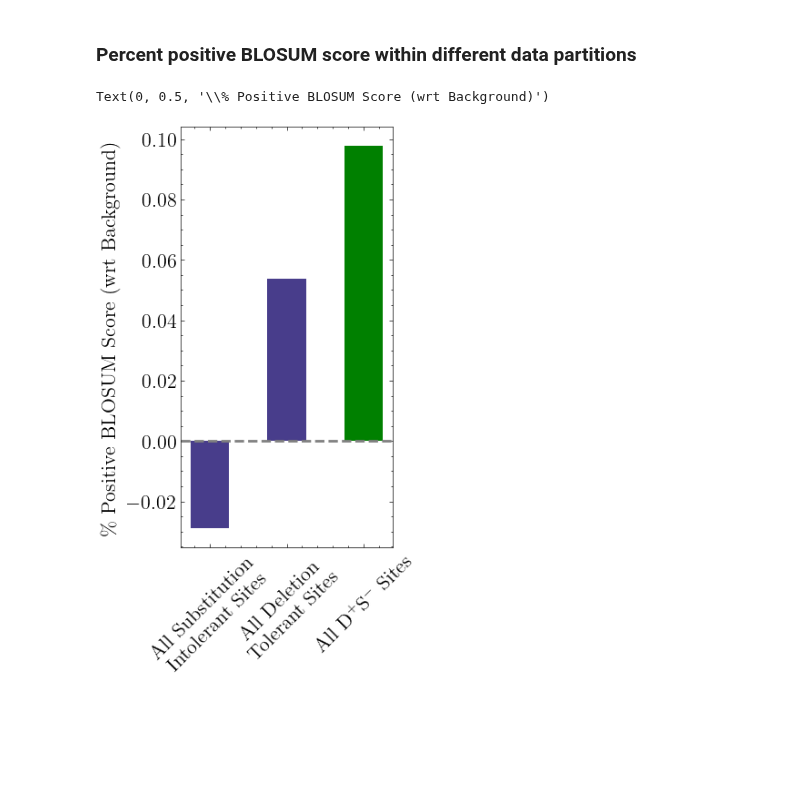
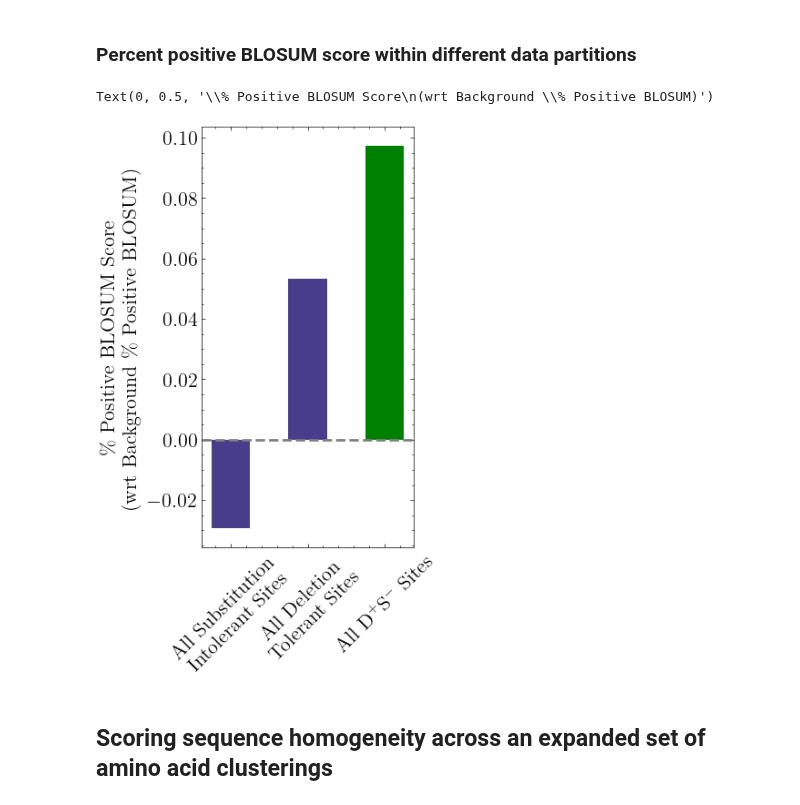
Before and after one commit to ntranoslab/diff-tol, a Jupyter notebook: code/fig4.ipynb, the cells around one changed output. Saved outputs shown, nothing was run; the diff lists cells and outputs as text; code cells hidden in the pictures; blank space fills up the shorter version.

Commit message:
fig 4 related supp figures

```diff
--- a/code/fig4.ipynb
+++ b/code/fig4.ipynb
@@ -350,11 +350,13 @@ for data in [sub_intol, del_tol, del_tol_sub_intol]:
 # %%
 plt.figure(figsize=(3, 6))
 plt.bar(list(range(3)), blosum_pos, width=0.5, color=["darkslateblue", "darkslateblue", "green"])
 plt.axhline(0, color="grey", ls="--", lw=2)
 _=plt.xticks(list(range(3)), ["All Substitution\nIntolerant Sites",
                               "All Deletion\nTolerant Sites",
                               "All D$^+$S$^-$ Sites"], rotation=45)
-plt.ylabel("\\% Positive BLOSUM Score (wrt Background)")
+plt.ylabel("\\% Positive BLOSUM Score\n(wrt Background \\% Positive BLOSUM)")
 # %% [output]
-Text(0, 0.5, '\\% Positive BLOSUM Score (wrt Background)')
+Text(0, 0.5, '\\% Positive BLOSUM Score\n(wrt Background \\% Positive BLOSUM)')
-[figure, old version]
+[figure, new version]
+# %% [markdown]
+## Scoring sequence homogeneity across an expanded set of amino acid clusterings
```
Also changed, not shown: parts of 20 cells of this notebook, 2 other files.
